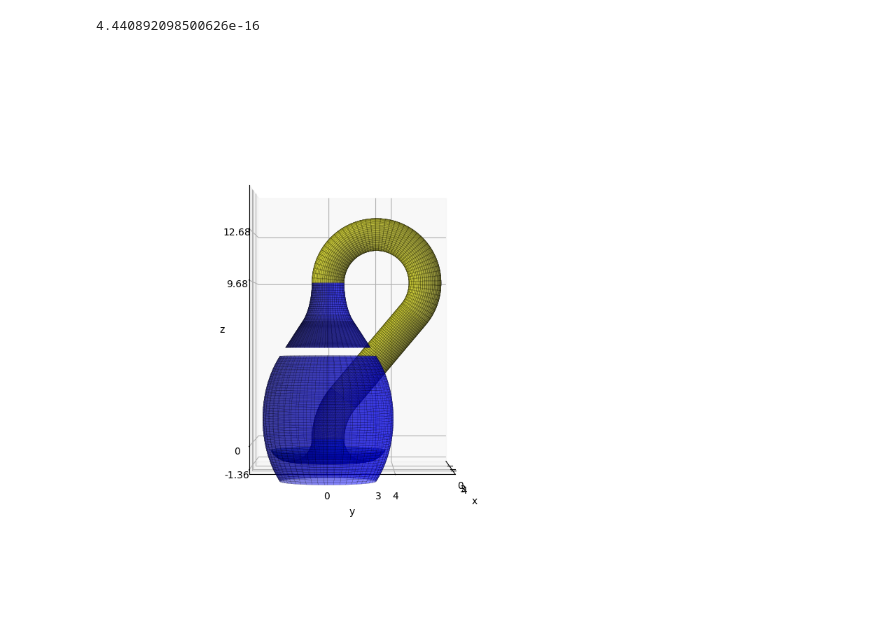
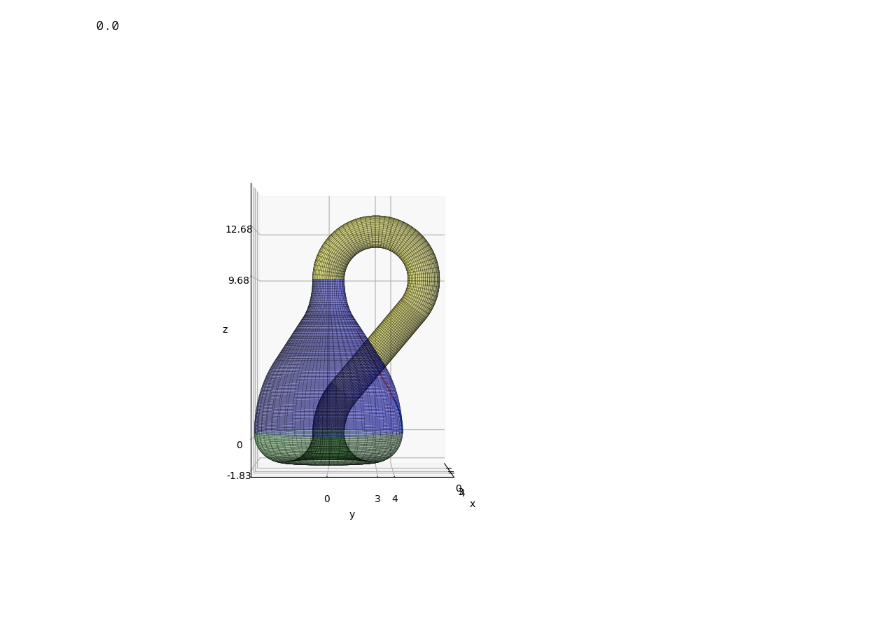
Before and after one commit to RosieSB/crochet-maths, a Jupyter notebook: tmp.ipynb, the cells around one changed output. Cells and saved outputs as stored; diff of their text form; code cells hidden in the pictures.

```diff
--- a/tmp.ipynb
+++ b/tmp.ipynb
@@ -15,6 +15,7 @@ c = 7
 p = 1
 theta = .7
 phi = .5
+alpha = 0
 
 h = (a+b+(a-b)*np.cos(theta))/np.sin(theta)
 d = (p*np.sin(phi)*np.sin(alpha)+p-h*np.sin(phi)*np.cos(alpha)+c*np.cos(alpha)-(p+c)*np.cos(phi)*np.cos(alpha))/(np.sin(phi)*np.sin(alpha)+np.cos(alpha)+1)
@@ -25,7 +26,6 @@ PQ = Q-P
 magPQ = np.sqrt(PQ[1]**2+PQ[2]**2)
 PQhat = PQ/magPQ
 
-alpha = .5
 C=np.array([0,0,(p-d)*np.tan(alpha)])
 Z=np.array([0,p-d-d*np.cos(alpha),d*np.sin(alpha)])
 CZ=Z-C
@@ -42,6 +42,7 @@ ax = plt.axes(projection='3d')
 
 #Bottle 1
 u = np.linspace(d*np.sin(alpha), X[2], 50)
+ax.plot(0,np.sqrt( ((p-d)/np.cos(alpha)-d)**2-(u-(p-d)*np.tan(alpha))**2 ),u)
 v = np.linspace(0,2*np.pi,100)
 u, v = np.meshgrid(u, v)
 
@@ -62,11 +63,12 @@ x = gamma[0] - r*rdot*T[0] + r*np.sqrt(1-(rdot)**2)*(N[0]*np.cos(v)+B[0]*np.sin(
 y = gamma[1] - r*rdot*T[1] + r*np.sqrt(1-(rdot)**2)*(N[1]*np.cos(v)+B[1]*np.sin(v))
 z = gamma[2] - r*rdot*T[2] + r*np.sqrt(1-(rdot)**2)*(N[2]*np.cos(v)+B[2]*np.sin(v))
 
-ax.plot_surface(x, y, z, color = 'blue', edgecolor = 'black', linewidth = .1, alpha = .5)
+ax.plot_surface(x, y, z, color = 'blue', edgecolor = 'black', linewidth = .1, alpha = .25)
 
 
 #Bottle 2
-u = np.linspace((p-2*d)*np.tan(alpha)+magCZ*np.sin(phi), h-c*np.sin(phi), 40)
+u = np.linspace((p-d)*np.tan(alpha)+magCZ*np.sin(phi), h-c*np.sin(phi), 40)
+ax.plot(0,h*np.tan(phi)-c/np.cos(phi)+(p+c)-u*np.tan(phi),u)
 v = np.linspace(0,2*np.pi,100)
 u, v = np.meshgrid(u, v)
 
@@ -86,7 +88,7 @@ x = gamma[0] - r*rdot*T[0] + r*np.sqrt(1-(rdot)**2)*(N[0]*np.cos(v)+B[0]*np.sin(
 y = gamma[1] - r*rdot*T[1] + r*np.sqrt(1-(rdot)**2)*(N[1]*np.cos(v)+B[1]*np.sin(v))
 z = gamma[2] - r*rdot*T[2] + r*np.sqrt(1-(rdot)**2)*(N[2]*np.cos(v)+B[2]*np.sin(v))
 
-ax.plot_surface(x, y, z, color = 'blue', edgecolor = 'black', linewidth = .1, alpha = .5)
+ax.plot_surface(x, y, z, color = 'blue', edgecolor = 'black', linewidth = .1, alpha = .25)
 
 #Bottle 3
 u = np.linspace(h-c*np.sin(phi), h, 20)
@@ -109,7 +111,7 @@ x = gamma[0] - r*rdot*T[0] + r*np.sqrt(1-(rdot)**2)*(N[0]*np.cos(v)+B[0]*np.sin(
 y = gamma[1] - r*rdot*T[1] + r*np.sqrt(1-(rdot)**2)*(N[1]*np.cos(v)+B[1]*np.sin(v))
 z = gamma[2] - r*rdot*T[2] + r*np.sqrt(1-(rdot)**2)*(N[2]*np.cos(v)+B[2]*np.sin(v))
 
-ax.plot_surface(x, y, z, color = 'blue', edgecolor = 'black', linewidth = .1, alpha = .5)
+ax.plot_surface(x, y, z, color = 'blue', edgecolor = 'black', linewidth = .1, alpha = .25)
 
 
 #Handle 1
@@ -133,7 +135,7 @@ x = gamma[0] - r*rdot*T[0] + r*np.sqrt(1-(rdot)**2)*(N[0]*np.cos(v)+B[0]*np.sin(
 y = gamma[1] - r*rdot*T[1] + r*np.sqrt(1-(rdot)**2)*(N[1]*np.cos(v)+B[1]*np.sin(v))
 z = gamma[2] - r*rdot*T[2] + r*np.sqrt(1-(rdot)**2)*(N[2]*np.cos(v)+B[2]*np.sin(v))
 
-ax.plot_surface(x, y, z, color = 'yellow', edgecolor = 'black', linewidth = .1, alpha = .5)
+ax.plot_surface(x, y, z, color = 'yellow', edgecolor = 'black', linewidth = .1, alpha = .25)
 
 #Handle 2
 u = np.linspace(0, magPQ, 50)
@@ -157,7 +159,7 @@ x = gamma[0] - r*rdot*T[0] + r*np.sqrt(1-(rdot)**2)*(N[0]*np.cos(v)+B[0]*np.sin(
 y = gamma[1] - r*rdot*T[1] + r*np.sqrt(1-(rdot)**2)*(N[1]*np.cos(v)+B[1]*np.sin(v))
 z = gamma[2] - r*rdot*T[2] + r*np.sqrt(1-(rdot)**2)*(N[2]*np.cos(v)+B[2]*np.sin(v))
 
-ax.plot_surface(x, y, z, color = 'yellow', edgecolor = 'black', linewidth = .1, alpha = .5)
+ax.plot_surface(x, y, z, color = 'yellow', edgecolor = 'black', linewidth = .1, alpha = .25)
 
 #Handle 3
 u = np.linspace(0, b*theta, 100)
@@ -180,7 +182,7 @@ x = gamma[0] - r*rdot*T[0] + r*np.sqrt(1-(rdot)**2)*(N[0]*np.cos(v)+B[0]*np.sin(
 y = gamma[1] - r*rdot*T[1] + r*np.sqrt(1-(rdot)**2)*(N[1]*np.cos(v)+B[1]*np.sin(v))
 z = gamma[2] - r*rdot*T[2] + r*np.sqrt(1-(rdot)**2)*(N[2]*np.cos(v)+B[2]*np.sin(v))
 
-ax.plot_surface(x, y, z, color = 'yellow', edgecolor = 'black', linewidth = .1, alpha = .5)
+ax.plot_surface(x, y, z, color = 'yellow', edgecolor = 'black', linewidth = .1, alpha = .25)
 
 #Base
 u = np.linspace(0, np.pi-alpha, 50)
@@ -188,33 +190,33 @@ v = np.linspace(0, 2 * np.pi, 50)
 u, v = np.meshgrid(u, v)
 
 x = (p-d+d*np.cos(u)) * np.sin(v)
 y = (p-d+d*np.cos(u)) * np.cos(v)
 z = d*np.sin(u)
-ax.plot_surface(x, y, z, edgecolor='black', linewidth=.1, alpha=0.5)
+ax.plot_surface(x, y, z, edgecolor='black', linewidth=.1, alpha=0.25)
 
 #Axis labels
 ax.set_xlabel('x')
 ax.set_ylabel('y')
 ax.set_zlabel('z')
 
 ax.set(xlim=(-1.5*a,2.5*a), ylim=(-1.5*a,2.5*a), zlim=(1.2*d,1.2*(h+a)))
 
 #Ticks
 
 if b<=a:
     ax.set_xticks([0,b,a], labels=["0", str(b), str(a)])
     ax.set_yticks([0,b,a], labels=["0", str(b), str(a)])
 else:
     ax.set_xticks([0,a,b], labels=["0", str(a), str(b)])
     ax.set_yticks([0,a,b], labels=["0", str(a), str(b)])
 
 ax.set_zticks([d, 0,h,h+a], labels=[str(np.round(d,dp)), "0", str(float(np.round(h,dp))), str(float(np.round(h+a,dp)))])
 
 ax.set_aspect('equal')
 
 ax.view_init(elev=0, azim=0, roll=0)
 
 plt.show()
 # %% [output]
-4.440892098500626e-16
+0.0
-[figure, old version]
+[figure, new version]
```
Also changed, not shown: parts of 1 cell of this notebook.
